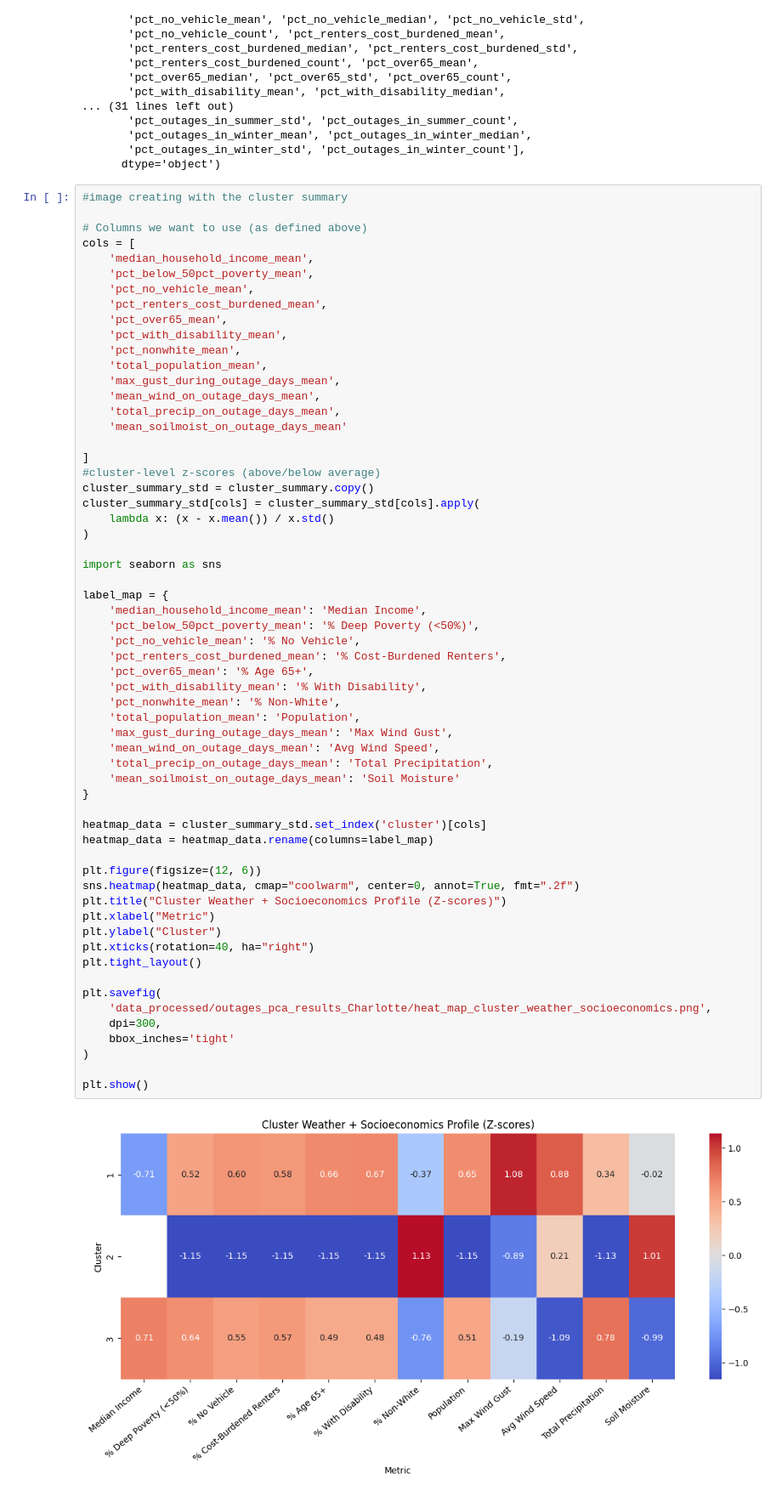
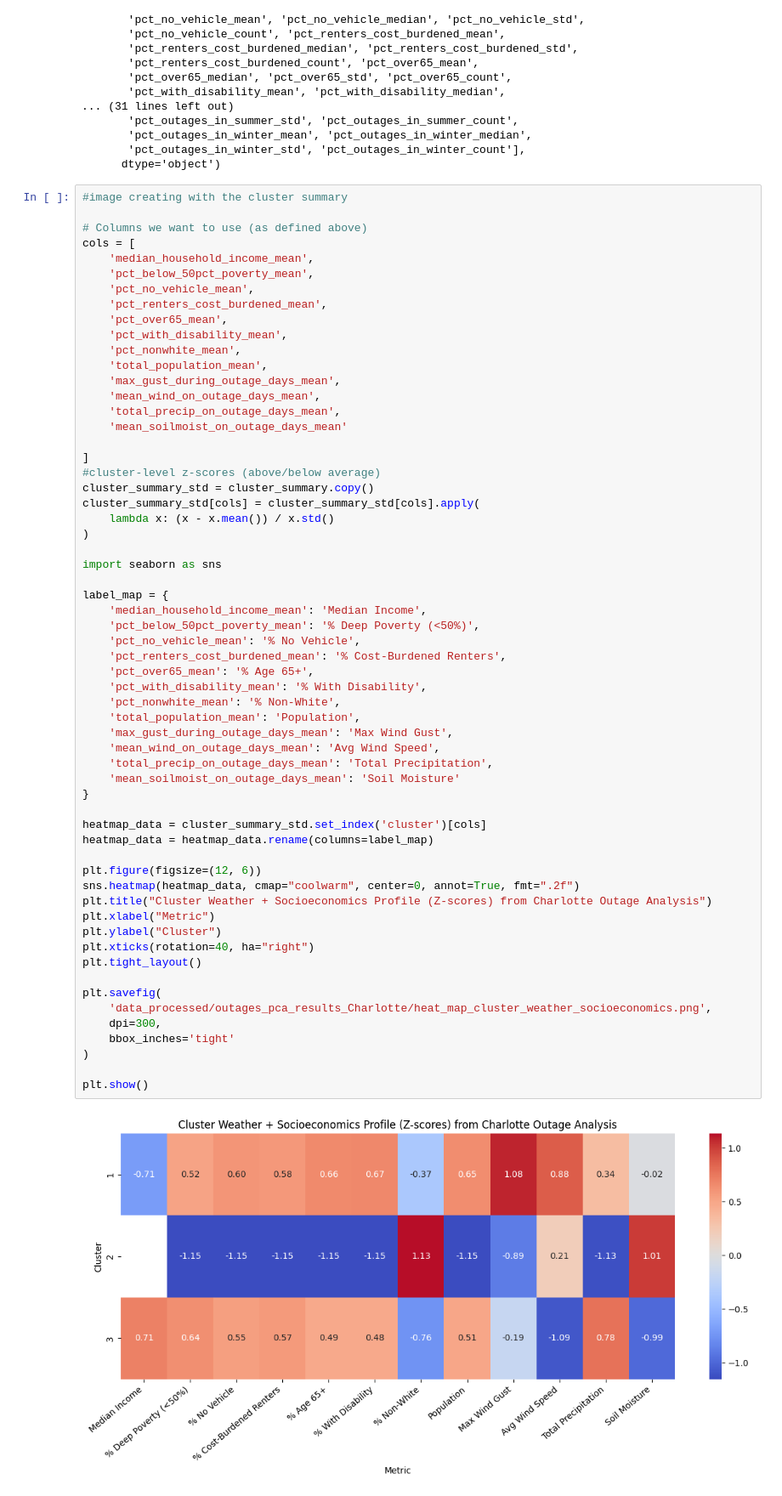
Before and after one commit to jessalynlc/MP, a Jupyter notebook: pca_outages_Charlotte.ipynb, the cells around one changed output. Shown at 85% size. Saved outputs shown, nothing was run; the diff lists cells and outputs as text.

Commit message:
Update heatmaps

```diff
--- a/pca_outages_Charlotte.ipynb
+++ b/pca_outages_Charlotte.ipynb
@@ -839,32 +839,32 @@ label_map = {
     'pct_no_vehicle_mean': '% No Vehicle',
     'pct_renters_cost_burdened_mean': '% Cost-Burdened Renters',
     'pct_over65_mean': '% Age 65+',
     'pct_with_disability_mean': '% With Disability',
     'pct_nonwhite_mean': '% Non-White',
     'total_population_mean': 'Population',
     'max_gust_during_outage_days_mean': 'Max Wind Gust',
     'mean_wind_on_outage_days_mean': 'Avg Wind Speed',
     'total_precip_on_outage_days_mean': 'Total Precipitation',
     'mean_soilmoist_on_outage_days_mean': 'Soil Moisture'
 }
 
 heatmap_data = cluster_summary_std.set_index('cluster')[cols]
 heatmap_data = heatmap_data.rename(columns=label_map)
 
 plt.figure(figsize=(12, 6))
 sns.heatmap(heatmap_data, cmap="coolwarm", center=0, annot=True, fmt=".2f")
-plt.title("Cluster Weather + Socioeconomics Profile (Z-scores)")
+plt.title("Cluster Weather + Socioeconomics Profile (Z-scores) from Charlotte Outage Analysis")
 plt.xlabel("Metric")
 plt.ylabel("Cluster")
 plt.xticks(rotation=40, ha="right")
 plt.tight_layout()
 
 plt.savefig(
     'data_processed/outages_pca_results_Charlotte/heat_map_cluster_weather_socioeconomics.png',
     dpi=300,
     bbox_inches='tight'
 )
 
 plt.show()
 # %% [output]
-[figure, old version]
+[figure, new version]
```
Also changed, not shown: parts of 1 cell of this notebook, 8 other files.
